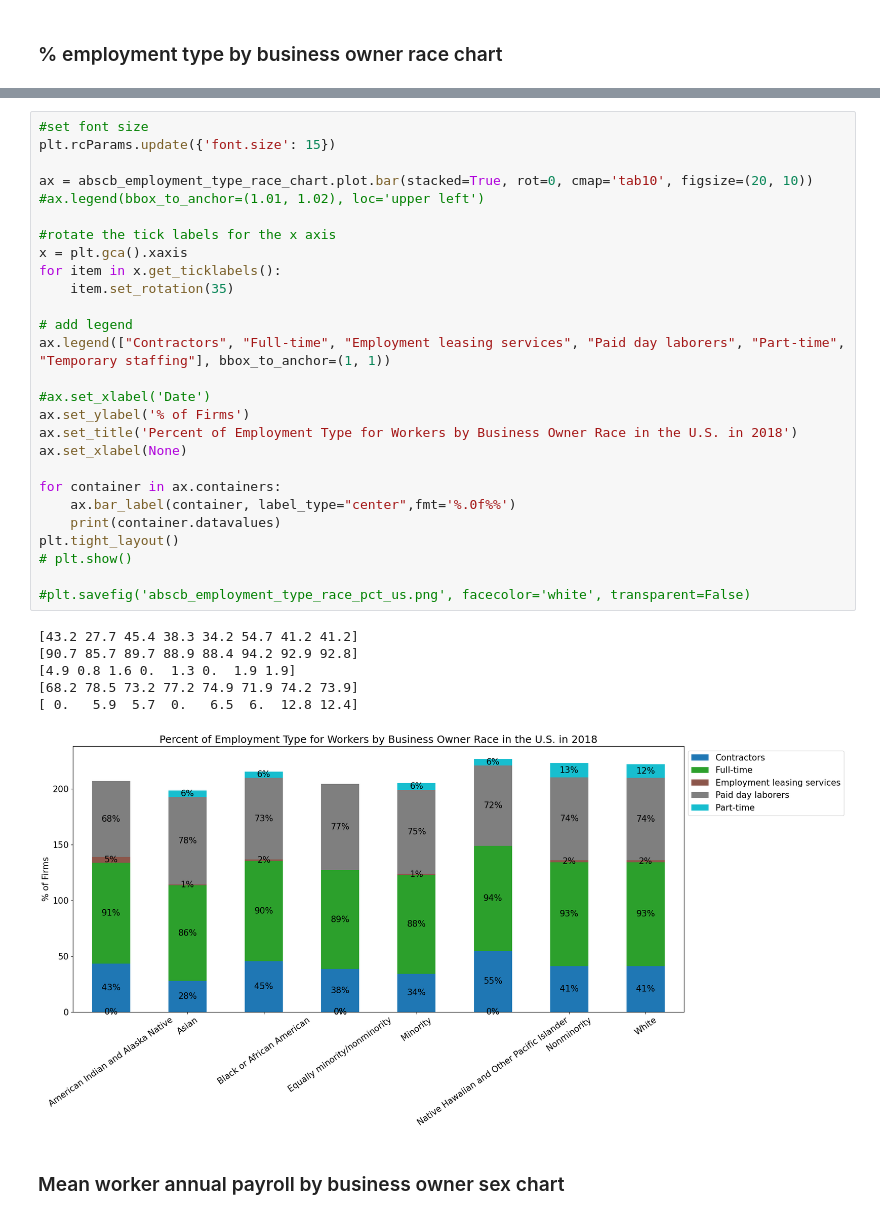
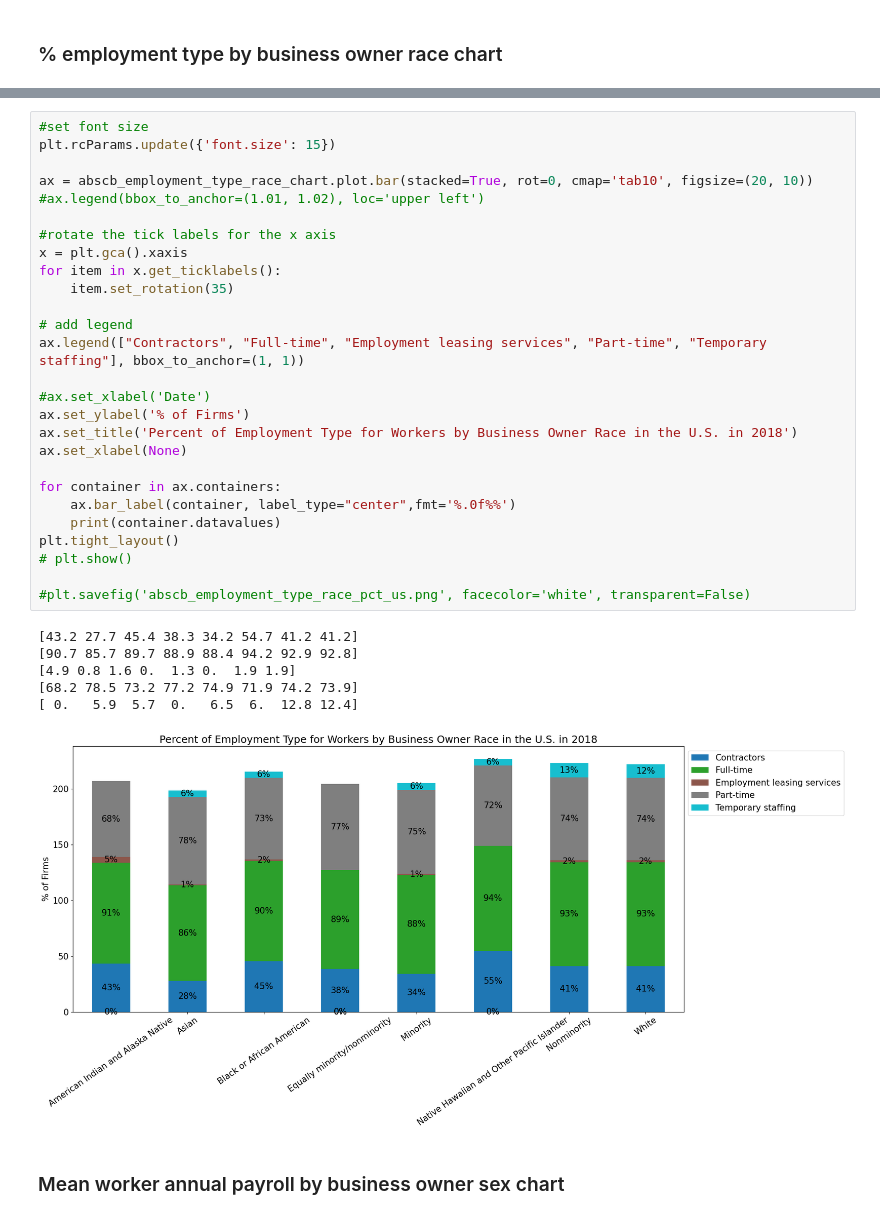
Before and after one commit to nateswill/CensusVisualizationsABS, a Jupyter notebook: section1visualizations.ipynb, the cells around one changed output, grey strips where cells are left out. Drawn from its saved outputs; the diff is of its cells as text.

```diff
--- a/section1visualizations.ipynb
+++ b/section1visualizations.ipynb
@@ -111,35 +111,35 @@ abscb_employment_type_race_chart
 plt.rcParams.update({'font.size': 15})
 
 ax = abscb_employment_type_race_chart.plot.bar(stacked=True, rot=0, cmap='tab10', figsize=(20, 10))
 #ax.legend(bbox_to_anchor=(1.01, 1.02), loc='upper left')
 
 #rotate the tick labels for the x axis
 x = plt.gca().xaxis
 for item in x.get_ticklabels():
     item.set_rotation(35)
 
 # add legend
-ax.legend(["Contractors", "Full-time", "Employment leasing services", "Paid day laborers", "Part-time", "Temporary staffing"], bbox_to_anchor=(1, 1))
+ax.legend(["Contractors", "Full-time", "Employment leasing services", "Part-time", "Temporary staffing"], bbox_to_anchor=(1, 1))
 
 #ax.set_xlabel('Date')
 ax.set_ylabel('% of Firms')
 ax.set_title('Percent of Employment Type for Workers by Business Owner Race in the U.S. in 2018')
 ax.set_xlabel(None)
 
 for container in ax.containers:
     ax.bar_label(container, label_type="center",fmt='%.0f%%')
     print(container.datavalues)
 plt.tight_layout()
 # plt.show()
 
 #plt.savefig('abscb_employment_type_race_pct_us.png', facecolor='white', transparent=False)
 # %% [output]
 [43.2 27.7 45.4 38.3 34.2 54.7 41.2 41.2]
 [90.7 85.7 89.7 88.9 88.4 94.2 92.9 92.8]
 [4.9 0.8 1.6 0.  1.3 0.  1.9 1.9]
 [68.2 78.5 73.2 77.2 74.9 71.9 74.2 73.9]
 [ 0.   5.9  5.7  0.   6.5  6.  12.8 12.4]
-[figure, old version]
+[figure, new version]
 # %% [markdown]
 ### Mean worker annual payroll by business owner sex chart
 # %%
```
Also changed, not shown: parts of 1 cell of this notebook, 3 other files.
